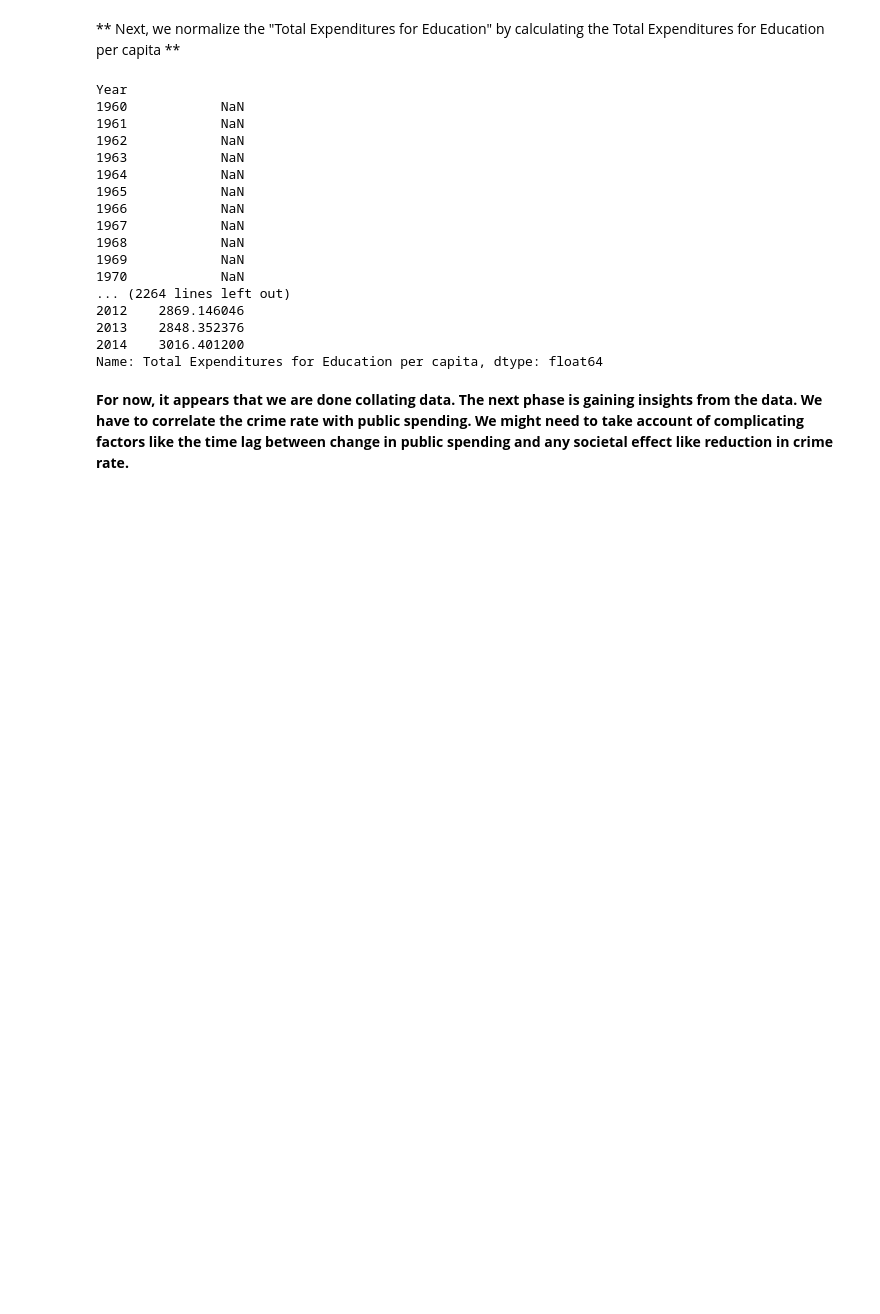
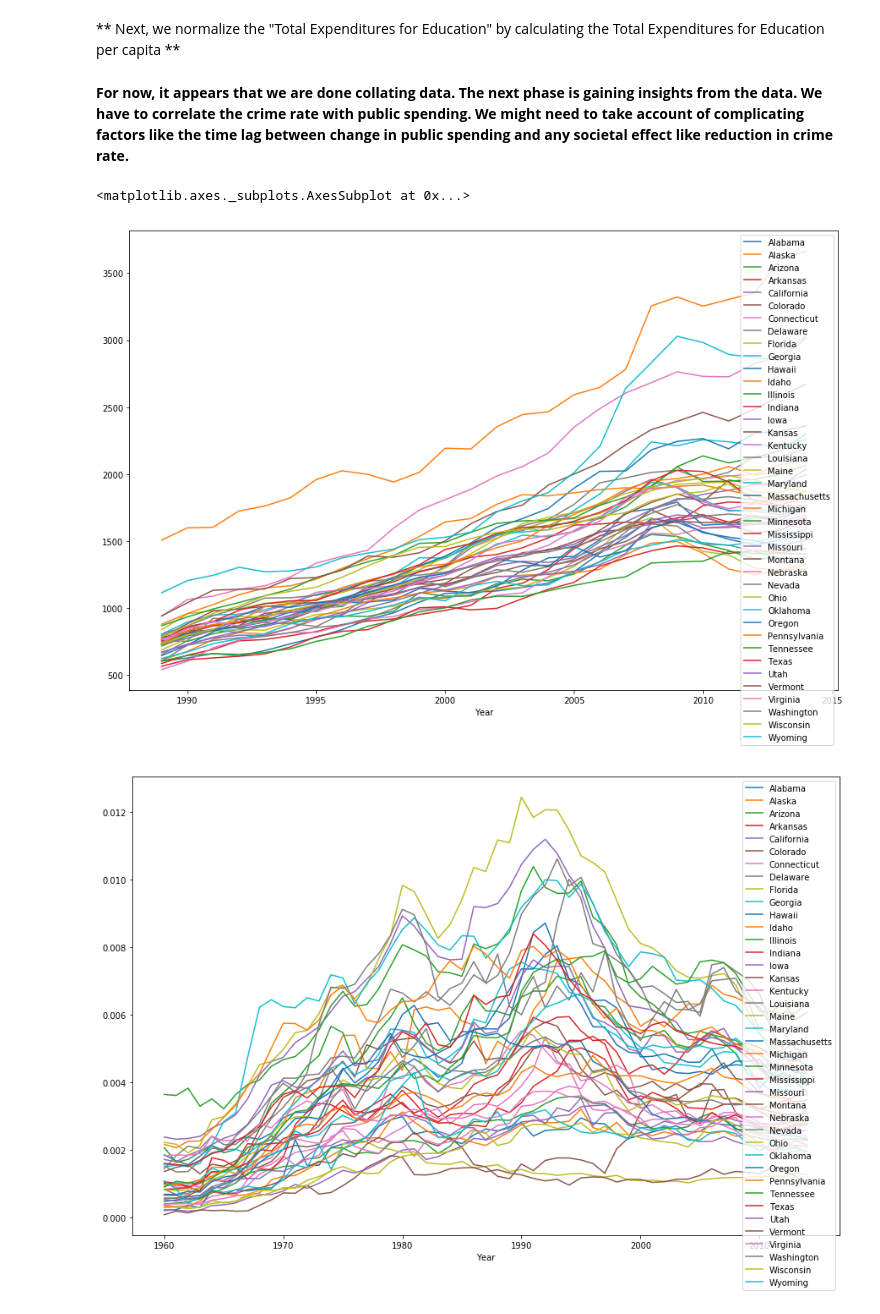
Before and after one commit to ChubaOraka/Crime-and-School, a Jupyter notebook: data-processing-workbook.ipynb, the cells around one changed output. Saved outputs shown, nothing was run; the diff lists cells and outputs as text; code cells hidden in the pictures; blank space fills up the shorter version.

```diff
--- a/data-processing-workbook.ipynb
+++ b/data-processing-workbook.ipynb
@@ -161,13 +175,16 @@ files may contain some expenditures by state education agencies that are exclude
 (post-FY 1988) survey."**
 
 We now populate the available figures for public expenditure in the original Numpy Panel object, **crime_by_state**:
+# %%
+crime_by_state['Total Expenditures for Education'] = funding_by_year.loc[:,:,'TE11'].transpose()
 # %%
-for year in funding_by_year:
-    for state in crime_by_state:
-        crime_by_state[state]['Total Expenditures for Education'][year] = funding_by_year[year]['TE11'][state]
+# for year in funding_by_year:
+#     for state in crime_by_state:
+#         crime_by_state[state]['Total Expenditures for Education'][year] = funding_by_year[year]['TE11'][state]
 
-for state in crime_by_state:
-    print(crime_by_state[state]['Total Expenditures for Education'])
-    print(state)
+# for state in crime_by_state:
+#     print(crime_by_state[state]['Total Expenditures for Education'])
+#     print(state)
 # Observation: Some states in the second data source are not present in the first data source, e.g. Guam
+crime_by_state['Total Expenditures for Education']
 # %% [output]
@@ -191,26 +210,17 @@ Wyoming
 # %% [markdown]
 ** Next, we normalize the "Total Expenditures for Education" by calculating the Total Expenditures for Education per capita **
 # %%
-for state in crime_by_state:
-    crime_by_state[state]['Total Expenditures for Education per capita'] = crime_by_state.loc[state,:,'Total Expenditures for Education']/crime_by_state.loc[state,:,'Population']
-    print(crime_by_state[state]['Total Expenditures for Education per capita'])
+# for state in crime_by_state:
+#     crime_by_state[state]['Total Expenditures for Education per capita'] = crime_by_state.loc[state,:,'Total Expenditures for Education']/crime_by_state.loc[state,:,'Population']
+#     print(crime_by_state[state]['Total Expenditures for Education per capita'])
-# %% [output]
-Year
-1960            NaN
-1961            NaN
-1962            NaN
-1963            NaN
-1964            NaN
-1965            NaN
-1966            NaN
-1967            NaN
-1968            NaN
-1969            NaN
-1970            NaN
-... (2264 lines left out)
-2012    2869.146046
-2013    2848.352376
-2014    3016.401200
-Name: Total Expenditures for Education per capita, dtype: float64
+# %%
+crime_by_state['Total Expenditures for Education per capita'] = crime_by_state.loc['Total Expenditures for Education']/crime_by_state.loc['Population']
 # %% [markdown]
 **For now, it appears that we are done collating data. The next phase is gaining insights from the data. We have to correlate the crime rate with public spending. We might need to take account of complicating factors like the time lag between change in public spending and any societal effect like reduction in crime rate.**
+# %%
+crime_by_state['Total Expenditures for Education per capita'].plot(figsize=(15,10))
+(crime_by_state['Violent crime total']/crime_by_state['Population']).plot(figsize=(15,10))
+# %% [output]
+<matplotlib.axes._subplots.AxesSubplot at 0x...>
+[figure, added]
+[figure, added]
```
Also changed, not shown: parts of 11 cells of this notebook.
